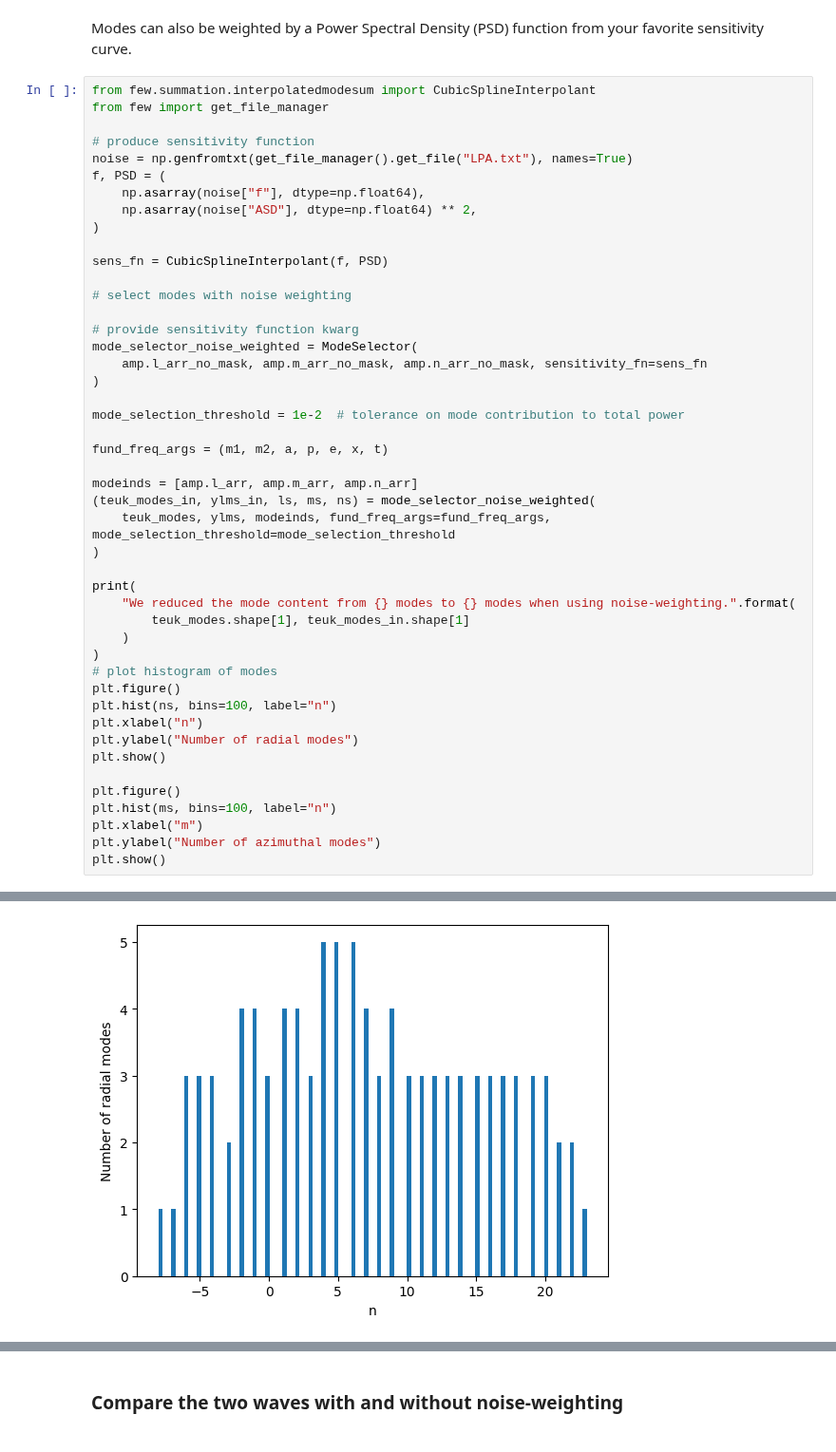
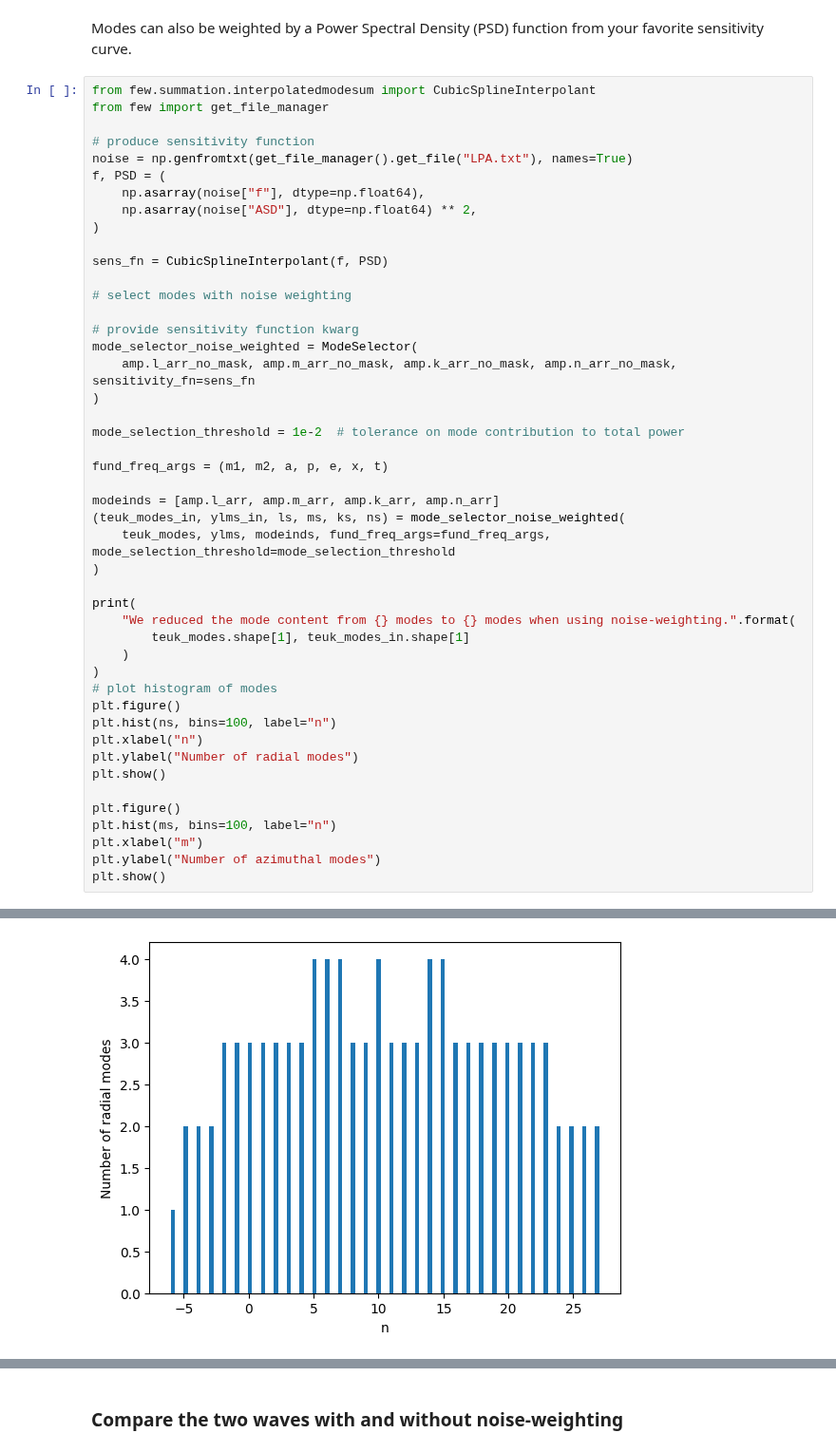
Before and after one commit to BlackHolePerturbationToolkit/FastEMRIWaveforms, a Jupyter notebook: examples/modeselect.ipynb, the cells around one changed output, grey strips where cells are left out. Shown at 95% size. Saved outputs shown, nothing was run; the diff lists cells and outputs as text.

Commit message:
update tutorials with mode index change

```diff
--- a/examples/modeselect.ipynb
+++ b/examples/modeselect.ipynb
@@ -96,36 +96,36 @@ sens_fn = CubicSplineInterpolant(f, PSD)
 
 # provide sensitivity function kwarg
 mode_selector_noise_weighted = ModeSelector(
-    amp.l_arr_no_mask, amp.m_arr_no_mask, amp.n_arr_no_mask, sensitivity_fn=sens_fn
+    amp.l_arr_no_mask, amp.m_arr_no_mask, amp.k_arr_no_mask, amp.n_arr_no_mask, sensitivity_fn=sens_fn
 )
 
 mode_selection_threshold = 1e-2  # tolerance on mode contribution to total power
 
 fund_freq_args = (m1, m2, a, p, e, x, t)
 
-modeinds = [amp.l_arr, amp.m_arr, amp.n_arr]
-(teuk_modes_in, ylms_in, ls, ms, ns) = mode_selector_noise_weighted(
+modeinds = [amp.l_arr, amp.m_arr, amp.k_arr, amp.n_arr]
+(teuk_modes_in, ylms_in, ls, ms, ks, ns) = mode_selector_noise_weighted(
     teuk_modes, ylms, modeinds, fund_freq_args=fund_freq_args, mode_selection_threshold=mode_selection_threshold
 )
 
 print(
     "We reduced the mode content from {} modes to {} modes when using noise-weighting.".format(
         teuk_modes.shape[1], teuk_modes_in.shape[1]
     )
 )
 # plot histogram of modes
 plt.figure()
 plt.hist(ns, bins=100, label="n")
 plt.xlabel("n")
 plt.ylabel("Number of radial modes")
 plt.show()
 
 plt.figure()
 plt.hist(ms, bins=100, label="n")
 plt.xlabel("m")
 plt.ylabel("Number of azimuthal modes")
 plt.show()
 # %% [output]
 (CubicSplineInterpolant) Warning: New t array outside bounds of input t array. These points are filled with edge values.
 We reduced the mode content from 3843 modes to 99 modes when using noise-weighting.
-[figure, old version]
+[figure, new version]
```
Also changed, not shown: parts of 5 cells of this notebook, 5 other files.
